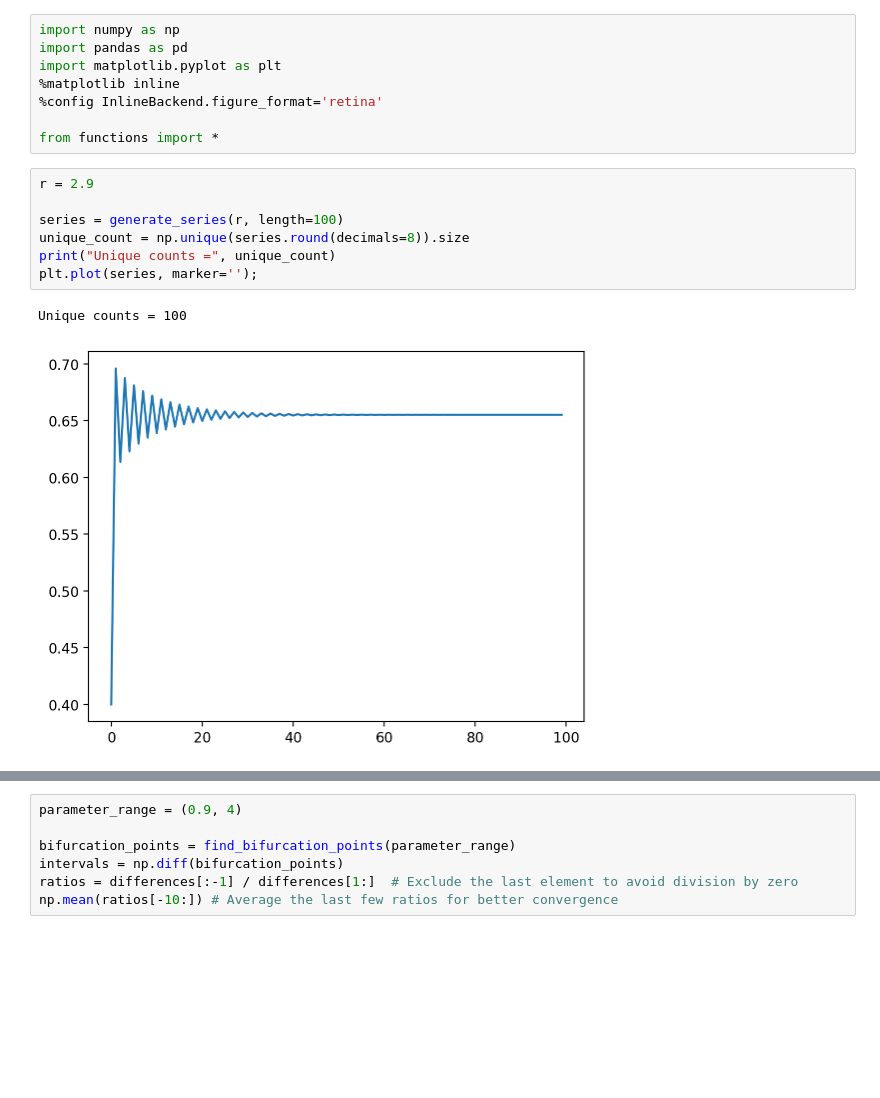
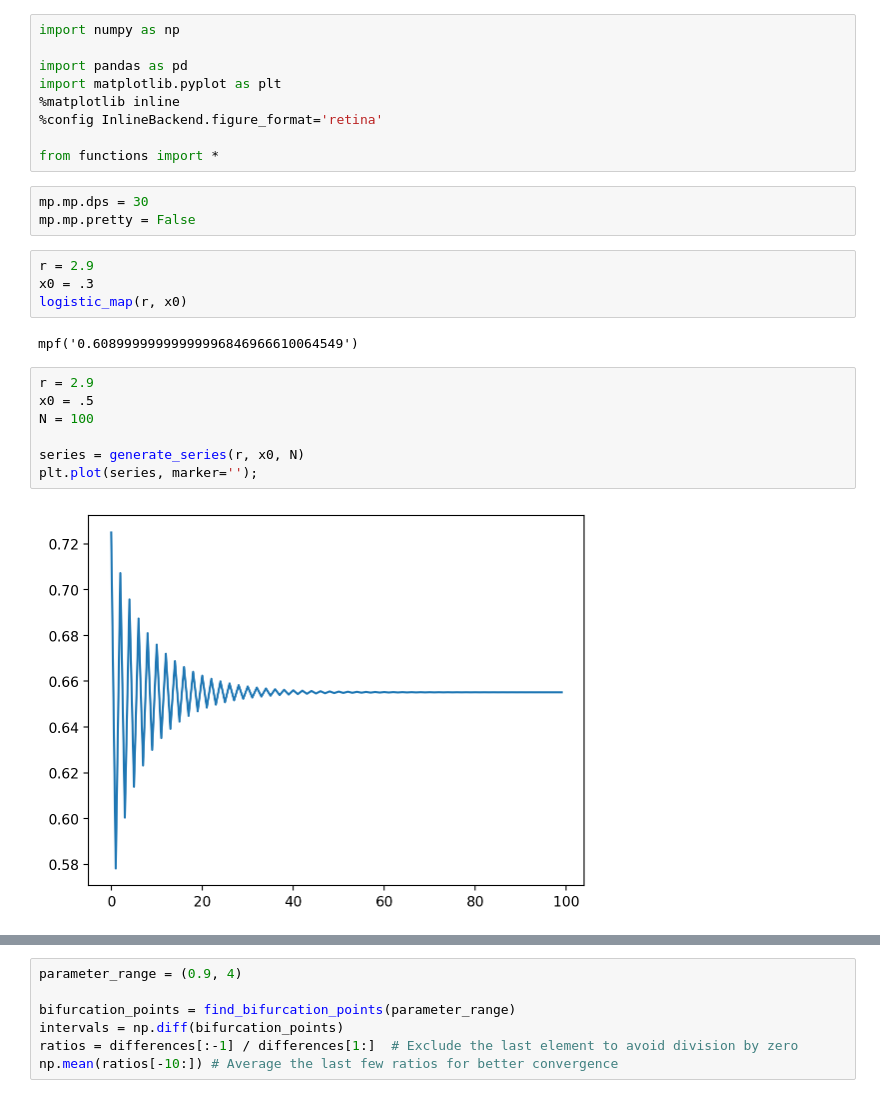
Before and after one commit to erbilcanartun/feigenbaum-constant, a Jupyter notebook: feigenbaum_constant.ipynb, the cells around one changed output, grey strips where cells are left out. Drawn from its saved outputs; the diff is of its cells as text; blank space fills up the shorter version.

```diff
--- a/feigenbaum_constant.ipynb
+++ b/feigenbaum_constant.ipynb
@@ -1,18 +1,27 @@
 # %%
 import numpy as np
+
 import pandas as pd
 import matplotlib.pyplot as plt
 %matplotlib inline
 %config InlineBackend.figure_format='retina'
 
 from functions import *
+# %%
+mp.mp.dps = 30
+mp.mp.pretty = False
+# %%
+r = 2.9
+x0 = .3
+logistic_map(r, x0)
+# %% [output]
+mpf('0.60899999999999996846966610064549')
 # %%
 r = 2.9
+x0 = .5
+N = 100
 
-series = generate_series(r, length=100)
-unique_count = np.unique(series.round(decimals=8)).size
-print("Unique counts =", unique_count)
+series = generate_series(r, x0, N)
 plt.plot(series, marker='');
 # %% [output]
-Unique counts = 100
-[figure, old version]
+[figure, new version]
```
Also changed, not shown: parts of 7 cells of this notebook, 1 other file.
